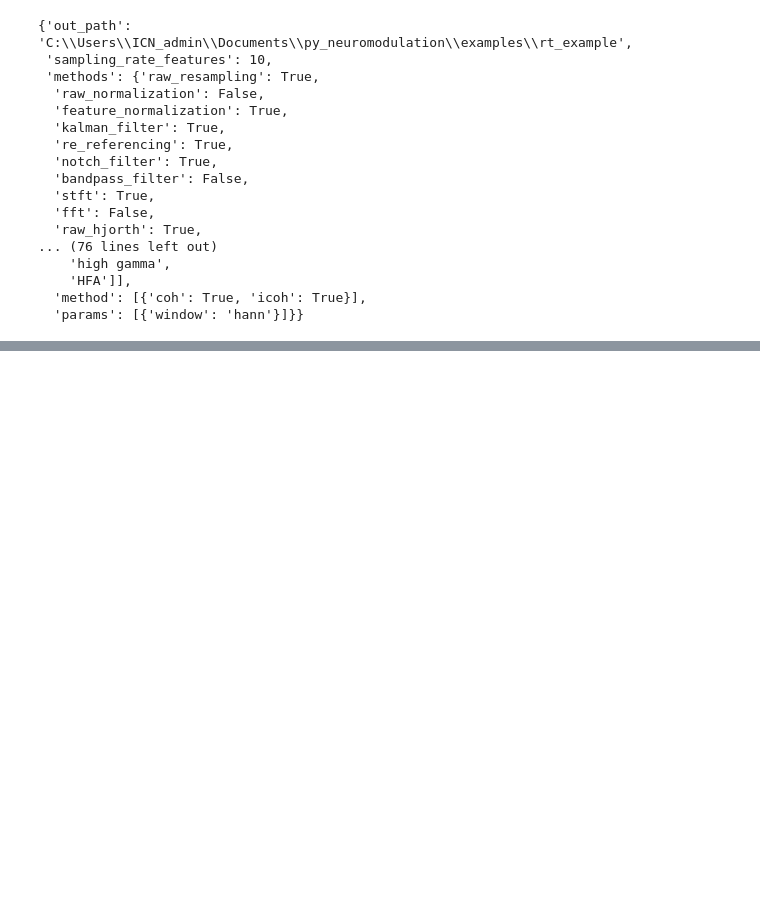
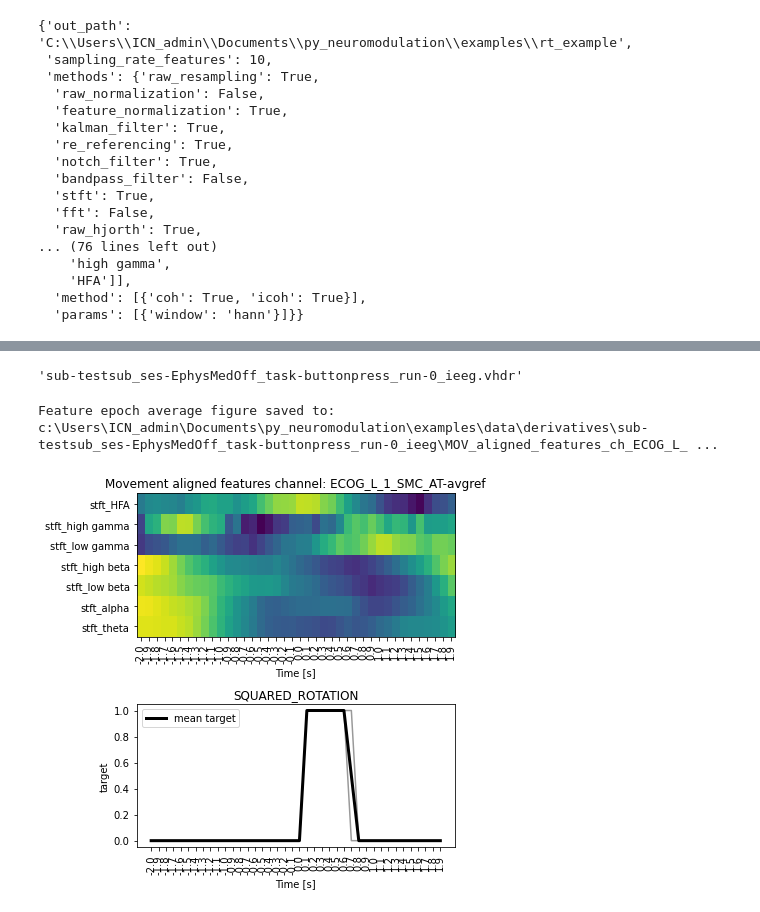
Before and after one commit to neuromodulation/py_neuromodulation, a Jupyter notebook: example_BIDS.ipynb, the cells around one changed output, grey strips where cells are left out. Drawn from its saved outputs; the diff is of its cells as text; code cells hidden in the pictures; blank space fills up the shorter version.

```diff
--- a/example_BIDS.ipynb
+++ b/example_BIDS.ipynb
@@ -111,0 +111,23 @@ pn_stream.projection.ecog_strip
+# %%
+file_name = os.path.basename(PATH_RUN)
+file_name
+# %% [output]
+'sub-testsub_ses-EphysMedOff_task-buttonpress_run-0_ieeg.vhdr'
+# %%
+feature_reader = nm_analysis.Feature_Reader(
+        feature_dir=PATH_OUT,
+        feature_file=file_name
+)
+# %%
+ch = "ECOG_L_1_SMC_AT-avgref"
+list_feature_keywords = ["stft"]
+# %%
+feature_reader.plot_target_averaged_channel(
+        ch=ch,
+        list_feature_keywords=list_feature_keywords,
+        epoch_len=4,
+        threshold=0.5
+    )
+# %% [output]
+Feature epoch average figure saved to: c:\Users\ICN_admin\Documents\py_neuromodulation\examples\data\derivatives\sub-testsub_ses-EphysMedOff_task-buttonpress_run-0_ieeg\MOV_aligned_features_ch_ECOG_L_ ...
+[figure, added]
```
Also changed, not shown: parts of 9 cells of this notebook, 29 other files.
